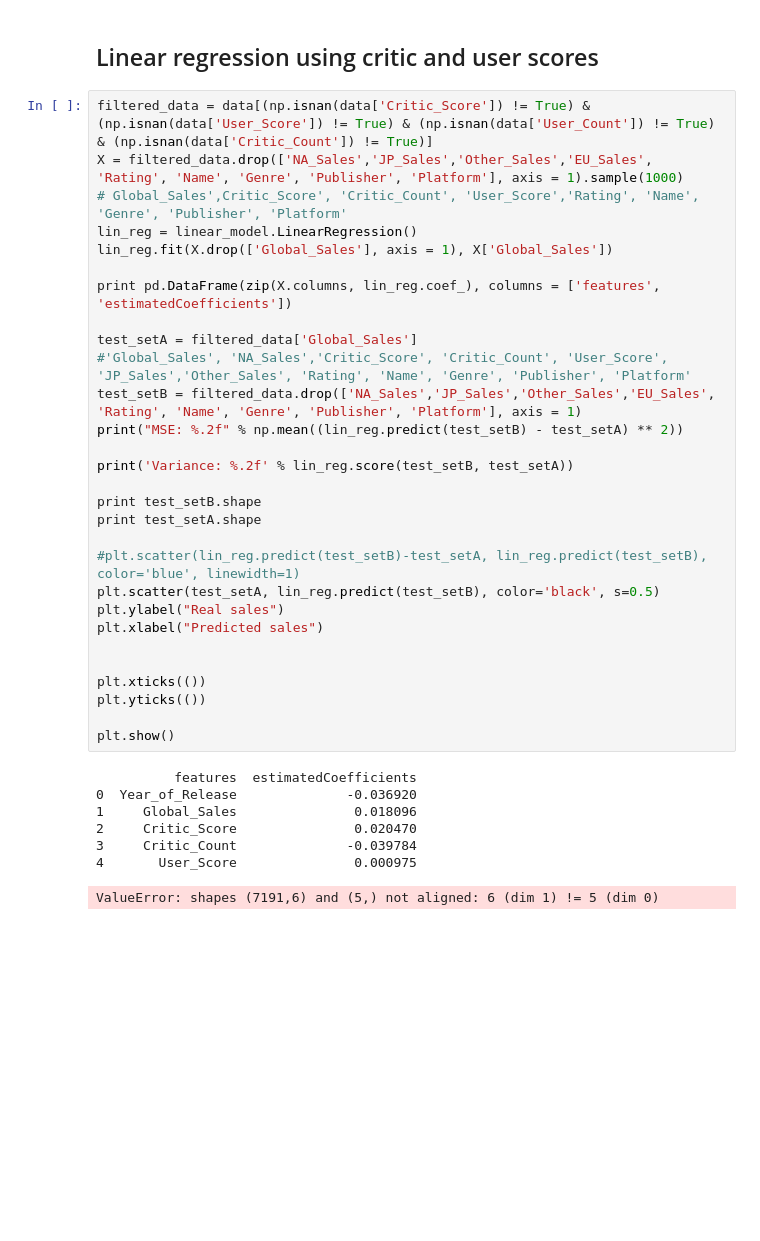
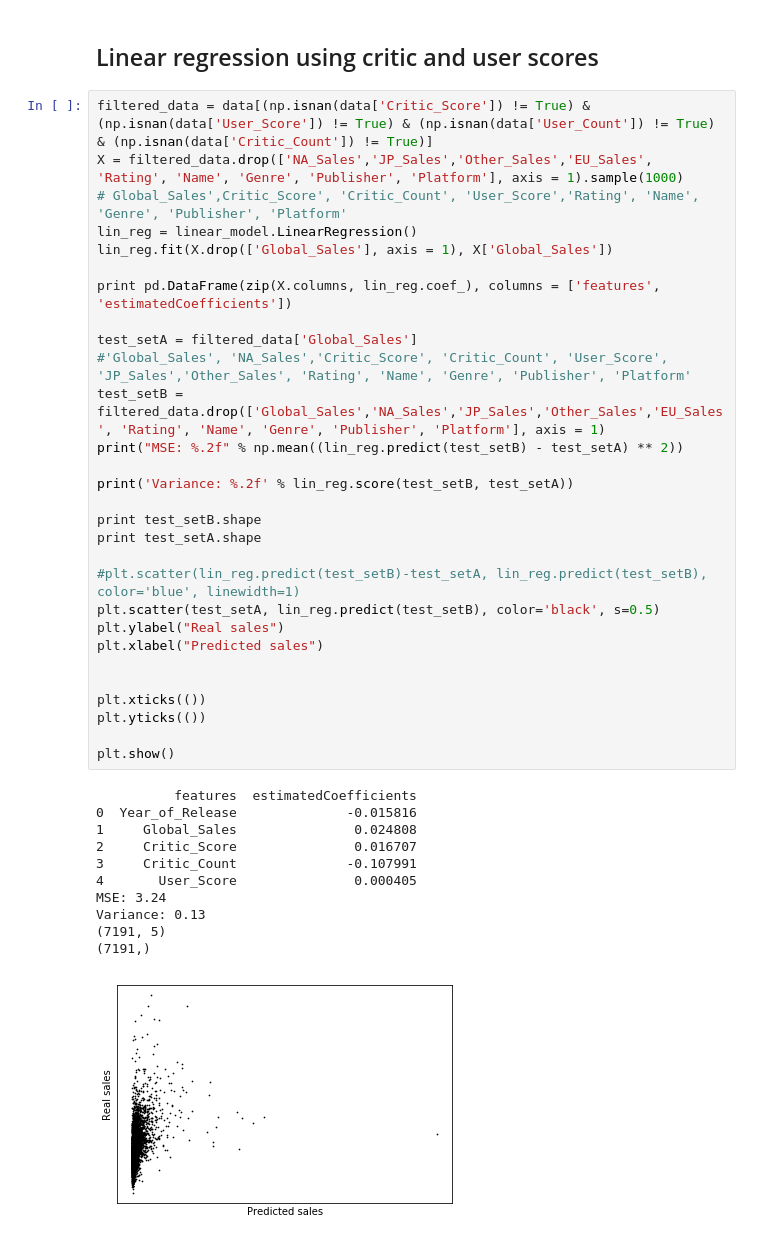
Before and after one commit to akulisek/game-sales_information_retrieval, a Jupyter notebook: first boxplots.ipynb, the cells around one changed output. Cells and saved outputs as stored; diff of their text form; blank space fills up the shorter version.

```diff
--- a/first boxplots.ipynb
+++ b/first boxplots.ipynb
@@ -153,37 +153,41 @@ plt.show()
 # %%
 filtered_data = data[(np.isnan(data['Critic_Score']) != True) & (np.isnan(data['User_Score']) != True) & (np.isnan(data['User_Count']) != True) & (np.isnan(data['Critic_Count']) != True)]
 X = filtered_data.drop(['NA_Sales','JP_Sales','Other_Sales','EU_Sales', 'Rating', 'Name', 'Genre', 'Publisher', 'Platform'], axis = 1).sample(1000)
 # Global_Sales',Critic_Score', 'Critic_Count', 'User_Score','Rating', 'Name', 'Genre', 'Publisher', 'Platform'
 lin_reg = linear_model.LinearRegression()
 lin_reg.fit(X.drop(['Global_Sales'], axis = 1), X['Global_Sales'])
 
 print pd.DataFrame(zip(X.columns, lin_reg.coef_), columns = ['features', 'estimatedCoefficients'])
 
 test_setA = filtered_data['Global_Sales']
 #'Global_Sales', 'NA_Sales','Critic_Score', 'Critic_Count', 'User_Score', 'JP_Sales','Other_Sales', 'Rating', 'Name', 'Genre', 'Publisher', 'Platform'
-test_setB = filtered_data.drop(['NA_Sales','JP_Sales','Other_Sales','EU_Sales', 'Rating', 'Name', 'Genre', 'Publisher', 'Platform'], axis = 1)
+test_setB = filtered_data.drop(['Global_Sales','NA_Sales','JP_Sales','Other_Sales','EU_Sales', 'Rating', 'Name', 'Genre', 'Publisher', 'Platform'], axis = 1)
 print("MSE: %.2f" % np.mean((lin_reg.predict(test_setB) - test_setA) ** 2))
 
 print('Variance: %.2f' % lin_reg.score(test_setB, test_setA))
 
 print test_setB.shape
 print test_setA.shape
 
 #plt.scatter(lin_reg.predict(test_setB)-test_setA, lin_reg.predict(test_setB),  color='blue', linewidth=1)
 plt.scatter(test_setA, lin_reg.predict(test_setB), color='black', s=0.5)
 plt.ylabel("Real sales")
 plt.xlabel("Predicted sales")
 
 
 plt.xticks(())
 plt.yticks(())
 
 plt.show()
 # %% [output]
           features  estimatedCoefficients
-0  Year_of_Release              -0.036920
-1     Global_Sales               0.018096
-2     Critic_Score               0.020470
-3     Critic_Count              -0.039784
-4       User_Score               0.000975
+0  Year_of_Release              -0.015816
+1     Global_Sales               0.024808
+2     Critic_Score               0.016707
+3     Critic_Count              -0.107991
+4       User_Score               0.000405
+MSE: 3.24
+Variance: 0.13
+(7191, 5)
+(7191,)
-ValueError: shapes (7191,6) and (5,) not aligned: 6 (dim 1) != 5 (dim 0)
+[figure, added]
```
Also changed, not shown: 1 other file.
